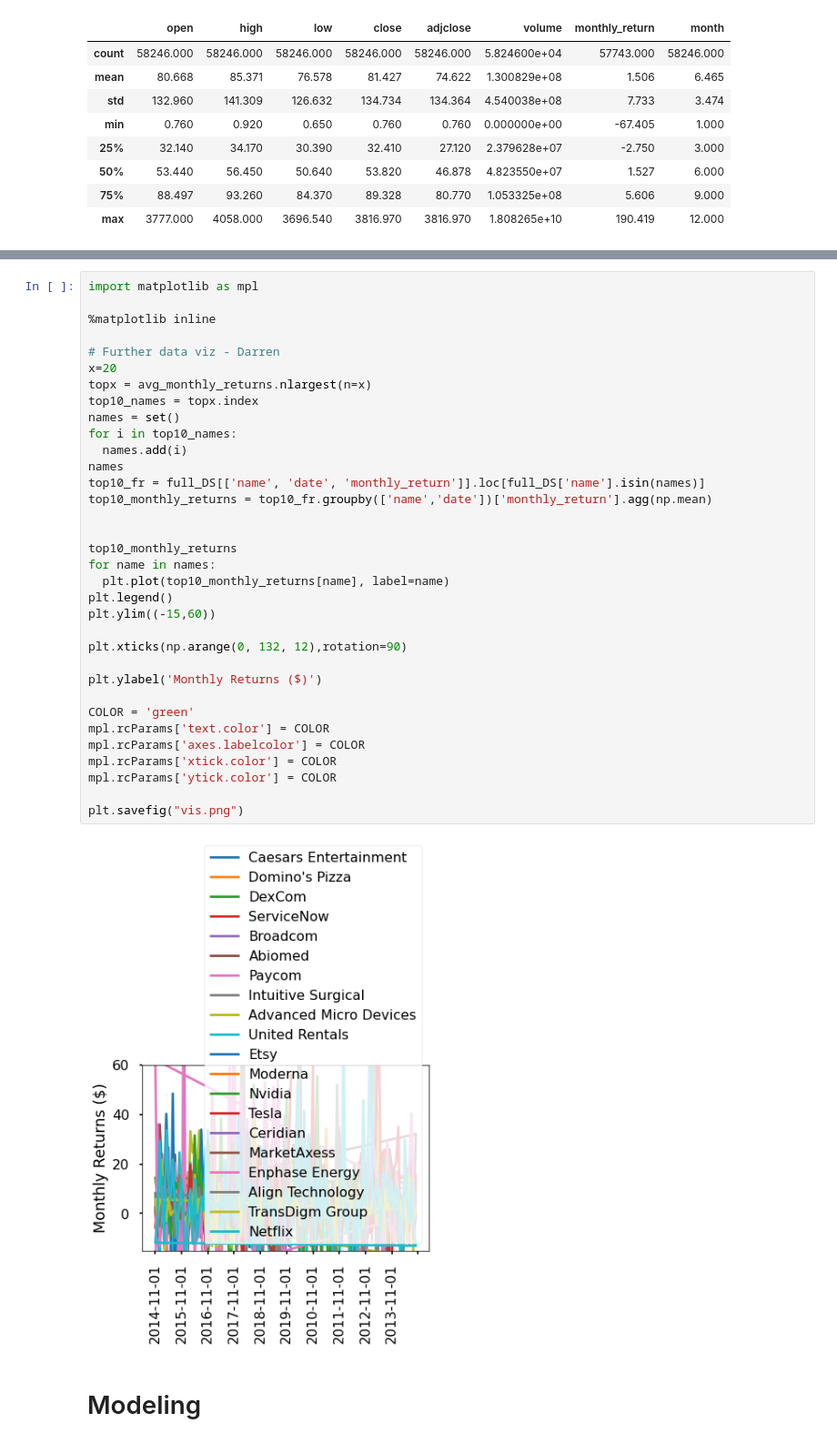
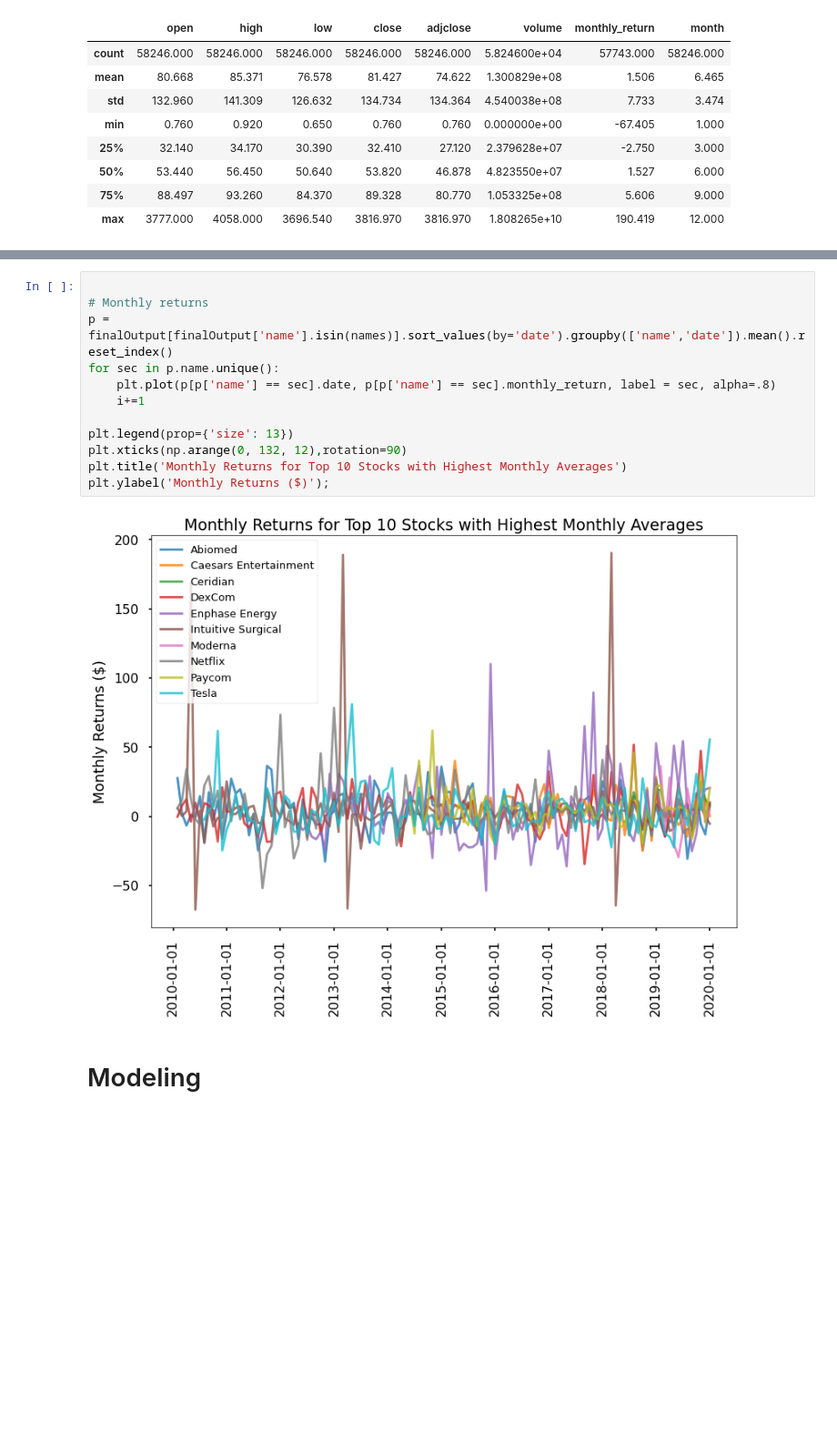
Before and after one commit to H-Cindy/CQF-Deep-Dive-Sharpe, a Jupyter notebook: Deep_dive_sharpe.ipynb, the cells around one changed output, grey strips where cells are left out. Shown at 91% size. Drawn from its saved outputs; the diff is of its cells as text; blank space fills up the shorter version.

```diff
--- a/Deep_dive_sharpe.ipynb
+++ b/Deep_dive_sharpe.ipynb
@@ -190,39 +157,17 @@ SyntaxError: invalid syntax (4195593627.py, line 42)
-# %%
-import matplotlib as mpl
-
-%matplotlib inline
-
-# Further data viz - Darren
-x=20
-topx = avg_monthly_returns.nlargest(n=x)
-top10_names = topx.index
-names = set()
-for i in top10_names:
-  names.add(i)
-names
-top10_fr = full_DS[['name', 'date', 'monthly_return']].loc[full_DS['name'].isin(names)]
-top10_monthly_returns = top10_fr.groupby(['name','date'])['monthly_return'].agg(np.mean)
-
-
-top10_monthly_returns
-for name in names:
-  plt.plot(top10_monthly_returns[name], label=name)
-plt.legend()
-plt.ylim((-15,60))
-
-plt.xticks(np.arange(0, 132, 12),rotation=90)
-
-plt.ylabel('Monthly Returns ($)')
-
-COLOR = 'green'
-mpl.rcParams['text.color'] = COLOR
-mpl.rcParams['axes.labelcolor'] = COLOR
-mpl.rcParams['xtick.color'] = COLOR
-mpl.rcParams['ytick.color'] = COLOR
-
-plt.savefig("vis.png")
-# %% [output]
-[figure, removed]
+# %%
+
+# Monthly returns
+p = finalOutput[finalOutput['name'].isin(names)].sort_values(by='date').groupby(['name','date']).mean().reset_index()
+for sec in p.name.unique():
+    plt.plot(p[p['name'] == sec].date, p[p['name'] == sec].monthly_return, label = sec, alpha=.8)
+    i+=1
+
+plt.legend(prop={'size': 13})
+plt.xticks(np.arange(0, 132, 12),rotation=90)
+plt.title('Monthly Returns for Top 10 Stocks with Highest Monthly Averages')
+plt.ylabel('Monthly Returns ($)');
+# %% [output]
+[figure, added]
 # %% [markdown]
 # Modeling
 # %%
```
Also changed, not shown: parts of 5 cells of this notebook.
